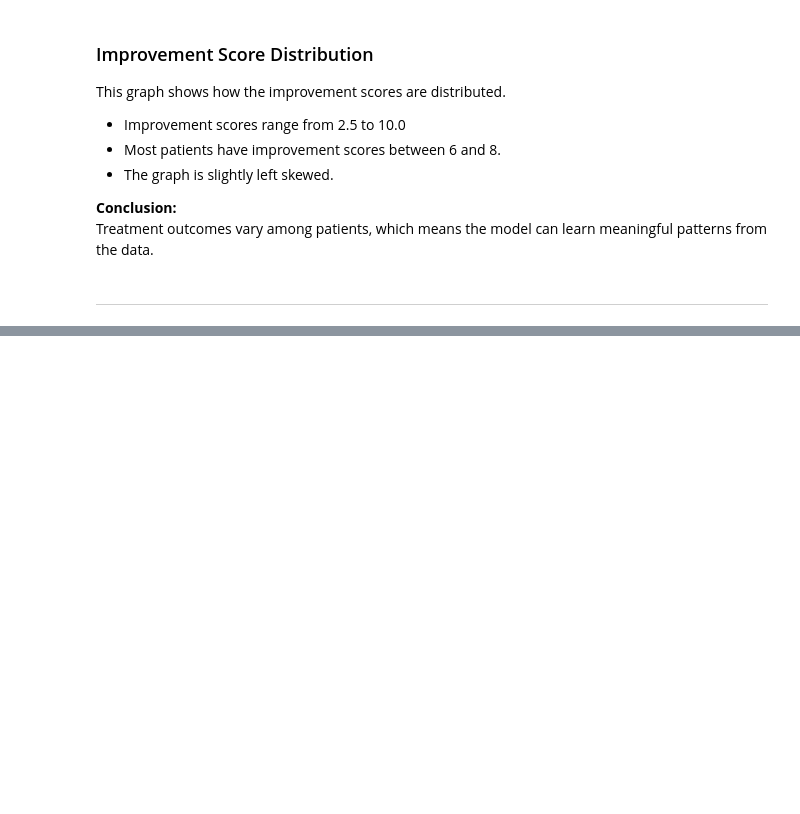
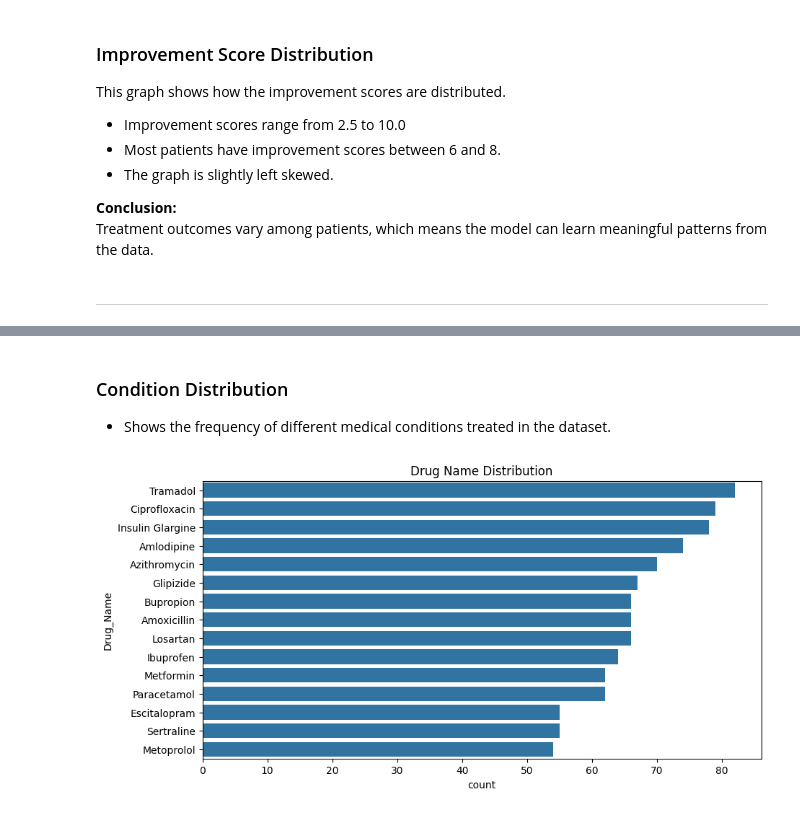
Before and after one commit to madesh405/Drug_Data_Analysis, a Jupyter notebook: notebook/data_understanding_and_EDA.ipynb, the cells around one changed output, grey strips where cells are left out. Drawn from its saved outputs; the diff is of its cells as text; code cells hidden in the pictures; blank space fills up the shorter version.

```diff
--- a/notebook/data_understanding_and_EDA.ipynb
+++ b/notebook/data_understanding_and_EDA.ipynb
@@ -142,0 +153,10 @@ Treatment outcomes vary among patients, which means the model can learn meaningf
+# %% [markdown]
+### Condition Distribution
+- Shows the frequency of different medical conditions treated in the dataset.
+# %%
+plt.figure(figsize=(10, 5))
+sns.countplot(y='Drug_Name', data=df, order=df['Drug_Name'].value_counts().index)
+plt.title("Drug Name Distribution")
+plt.show()
+# %% [output]
+[figure, added]
```
Also changed, not shown: parts of 14 cells of this notebook.
